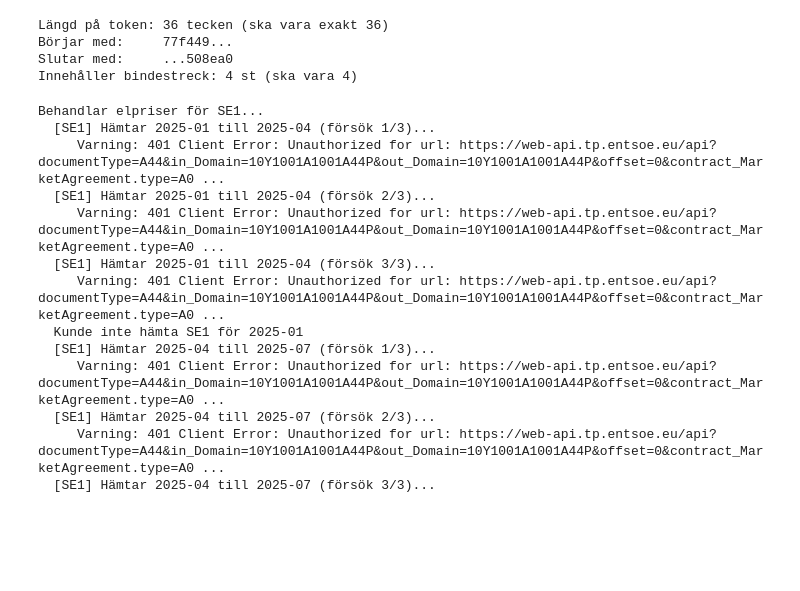
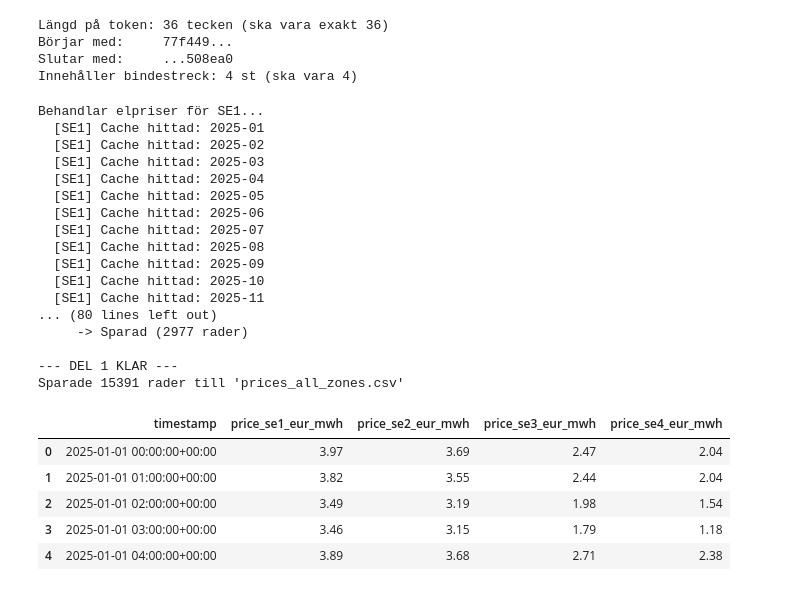
Before and after one commit to Grevendev/Predictor, a Jupyter notebook: models/dataset-AI-alfa.ipynb, the cells around one changed output. Cells and saved outputs as stored; diff of their text form; code cells hidden in the pictures; blank space fills up the shorter version.

```diff
--- a/models/dataset-AI-alfa.ipynb
+++ b/models/dataset-AI-alfa.ipynb
@@ -154,10 +154,13 @@ from dotenv import load_dotenv
 from entsoe import EntsoePandasClient
 
 # 1. Konfiguration
-load_dotenv()
+load_dotenv(override=True)
 API_KEY = os.getenv("ENTSOE_API_KEY")
 if not API_KEY:
     raise ValueError("Hittade ingen ENTSOE_API_KEY i din .env-fil!")
+
+# Tvätta nyckeln ren från dolda mellanslag och eventuella citattecken
+API_KEY = API_KEY.strip().strip('"').strip("'")
 
 ZONES = {"SE1": "SE_1", "SE2": "SE_2", "SE3": "SE_3", "SE4": "SE_4"}
 
@@ -166,10 +169,10 @@ END_DATE = "2026-01-01"
 CACHE_DIR = "cache_entsoe"
 
 os.makedirs(CACHE_DIR, exist_ok=True)
-client = EntsoePandasClient(api_key=API_KEY.strip())
+client = EntsoePandasClient(api_key=API_KEY)
 
-# 2. Hämta zonvis i 3-månadersblock
-date_range = pd.date_range(start=START_DATE, end=END_DATE, freq="3MS", tz="UTC")
+# 2. Hämta zonvis i månadsvisa block (1MS) för att undvika 504 och 599 timeout
+date_range = pd.date_range(start=START_DATE, end=END_DATE, freq="1MS", tz="UTC")
 zone_price_dfs = []
 
 for zone_name, zone_code in ZONES.items():
@@ -180,9 +183,10 @@ for zone_name, zone_code in ZONES.items():
         start_ts = date_range[i]
         end_ts = date_range[i + 1]
 
+        # Månadsvisa filnamn
         cache_file = os.path.join(
             CACHE_DIR,
-            f"price_{zone_name}_{start_ts.strftime('%Y%m%d')}_{end_ts.strftime('%Y%m%d')}.csv",
+            f"price_{zone_name}_{start_ts.strftime('%Y%m')}.csv",
         )
 
         # Läs från lokal cache om den redan finns
@@ -190,9 +194,7 @@ for zone_name, zone_code in ZONES.items():
             df_cached = pd.read_csv(cache_file)
             df_cached["timestamp"] = pd.to_datetime(df_cached["timestamp"])
             zone_blocks.append(df_cached)
-            print(
-                f"  [{zone_name}] Cache hittad: {start_ts.strftime('%Y-%m')} till {end_ts.strftime('%Y-%m')}"
-            )
+            print(f"  [{zone_name}] Cache hittad: {start_ts.strftime('%Y-%m')}")
             continue
 
         # Hämta från API med upp till 3 försök vid timeout
@@ -200,58 +202,72 @@ for zone_name, zone_code in ZONES.items():
         for attempt in range(1, 4):
             try:
                 print(
-                    f"  [{zone_name}] Hämtar {start_ts.strftime('%Y-%m')} till {end_ts.strftime('%Y-%m')} (försök {attempt}/3)..."
+                    f"  [{zone_name}] Hämtar {start_ts.strftime('%Y-%m')} (försök {attempt}/3)..."
                 )
                 series = client.query_day_ahead_prices(
                     zone_code, start=start_ts, end=end_ts
                 )
                 df_block = series.reset_index()
                 df_block.columns = ["timestamp", f"price_{zone_name.lower()}_eur_mwh"]
                 df_block["timestamp"] = pd.to_datetime(
                     df_block["timestamp"]
                 ).dt.tz_convert("UTC")
 
                 df_block.to_csv(cache_file, index=False)
                 zone_blocks.append(df_block)
+                print(f"     -> Sparad ({len(df_block)} rader)")
                 success = True
                 break
             except Exception as e:
                 print(f"     Varning: {e}")
-                time.sleep(2 * attempt)
-            time.sleep(0.3)
+                time.sleep(3 * attempt)
+            time.sleep(0.5)
 
         if not success:
             print(f"  Kunde inte hämta {zone_name} för {start_ts.strftime('%Y-%m')}")
 
     if zone_blocks:
         df_zone = pd.concat(zone_blocks, ignore_index=True).drop_duplicates(
             subset=["timestamp"]
         )
         zone_price_dfs.append(df_zone)
 
 # 3. Slå ihop alla zonpriser och spara
-df_all_prices = zone_price_dfs[0]
-for df_p in zone_price_dfs[1:]:
-    df_all_prices = pd.merge(df_all_prices, df_p, on="timestamp", how="outer")
+if zone_price_dfs:
+    df_all_prices = zone_price_dfs[0]
+    for df_p in zone_price_dfs[1:]:
+        df_all_prices = pd.merge(df_all_prices, df_p, on="timestamp", how="outer")
 
-df_all_prices = df_all_prices.sort_values(by="timestamp").reset_index(drop=True)
-df_all_prices.to_csv("prices_all_zones.csv", index=False)
+    df_all_prices = df_all_prices.sort_values(by="timestamp").reset_index(drop=True)
+    df_all_prices.to_csv("prices_all_zones.csv", index=False)
 
-print("\n--- DEL 1 KLAR ---")
-print(f"Sparade {len(df_all_prices)} rader till 'prices_all_zones.csv'")
-display(df_all_prices.head())
+    print("\n--- DEL 1 KLAR ---")
+    print(f"Sparade {len(df_all_prices)} rader till 'prices_all_zones.csv'")
+    display(df_all_prices.head())
+else:
+    print("\nIngen prisdata kunde hämtas eller läsas in.")
 # %% [output]
 Behandlar elpriser för SE1...
-  [SE1] Hämtar 2025-01 till 2025-04 (försök 1/3)...
-     Varning: 401 Client Error: Unauthorized for url: https://web-api.tp.entsoe.eu/api?documentType=A44&in_Domain=10Y1001A1001A44P&out_Domain=10Y1001A1001A44P&offset=0&contract_MarketAgreement.type=A0 ...
-  [SE1] Hämtar 2025-01 till 2025-04 (försök 2/3)...
-     Varning: 401 Client Error: Unauthorized for url: https://web-api.tp.entsoe.eu/api?documentType=A44&in_Domain=10Y1001A1001A44P&out_Domain=10Y1001A1001A44P&offset=0&contract_MarketAgreement.type=A0 ...
-  [SE1] Hämtar 2025-01 till 2025-04 (försök 3/3)...
-     Varning: 401 Client Error: Unauthorized for url: https://web-api.tp.entsoe.eu/api?documentType=A44&in_Domain=10Y1001A1001A44P&out_Domain=10Y1001A1001A44P&offset=0&contract_MarketAgreement.type=A0 ...
-  Kunde inte hämta SE1 för 2025-01
-  [SE1] Hämtar 2025-04 till 2025-07 (försök 1/3)...
-     Varning: 401 Client Error: Unauthorized for url: https://web-api.tp.entsoe.eu/api?documentType=A44&in_Domain=10Y1001A1001A44P&out_Domain=10Y1001A1001A44P&offset=0&contract_MarketAgreement.type=A0 ...
-  [SE1] Hämtar 2025-04 till 2025-07 (försök 2/3)...
-     Varning: 401 Client Error: Unauthorized for url: https://web-api.tp.entsoe.eu/api?documentType=A44&in_Domain=10Y1001A1001A44P&out_Domain=10Y1001A1001A44P&offset=0&contract_MarketAgreement.type=A0 ...
-  [SE1] Hämtar 2025-04 till 2025-07 (försök 3/3)...
+  [SE1] Cache hittad: 2025-01
+  [SE1] Cache hittad: 2025-02
+  [SE1] Cache hittad: 2025-03
+  [SE1] Cache hittad: 2025-04
+  [SE1] Cache hittad: 2025-05
+  [SE1] Cache hittad: 2025-06
+  [SE1] Cache hittad: 2025-07
+  [SE1] Cache hittad: 2025-08
+  [SE1] Cache hittad: 2025-09
+  [SE1] Cache hittad: 2025-10
+  [SE1] Cache hittad: 2025-11
+... (80 lines left out)
+     -> Sparad (2977 rader)
+
+--- DEL 1 KLAR ---
+Sparade 15391 rader till 'prices_all_zones.csv'
+|  | timestamp | price_se1_eur_mwh | price_se2_eur_mwh | price_se3_eur_mwh | price_se4_eur_mwh |
+| 0 | 2025-01-01 00:00:00+00:00 | 3.97 | 3.69 | 2.47 | 2.04 |
+| 1 | 2025-01-01 01:00:00+00:00 | 3.82 | 3.55 | 2.44 | 2.04 |
+| 2 | 2025-01-01 02:00:00+00:00 | 3.49 | 3.19 | 1.98 | 1.54 |
+| 3 | 2025-01-01 03:00:00+00:00 | 3.46 | 3.15 | 1.79 | 1.18 |
+| 4 | 2025-01-01 04:00:00+00:00 | 3.89 | 3.68 | 2.71 | 2.38 |
 # %%
```
Also changed, not shown: parts of 6 cells of this notebook.
